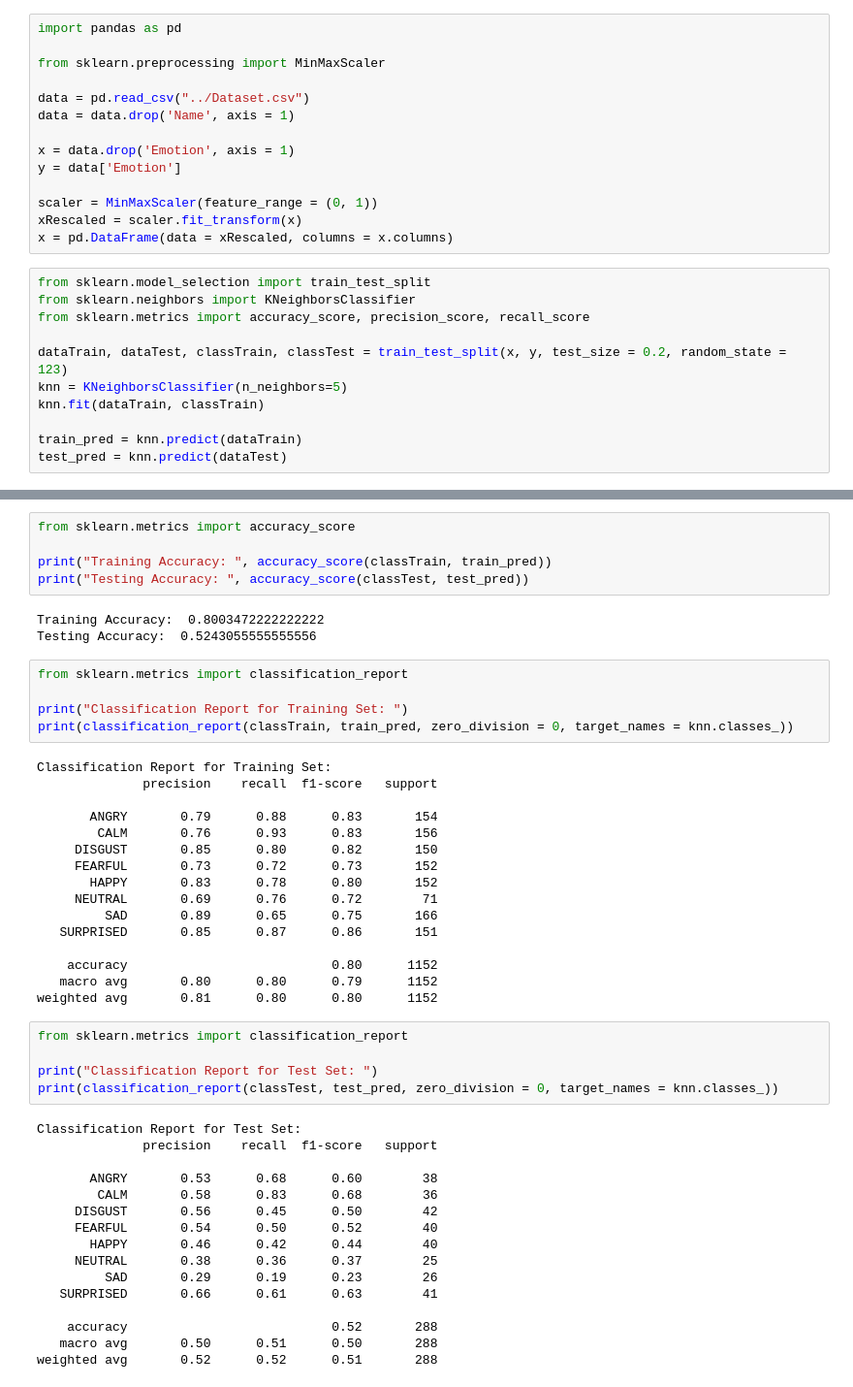
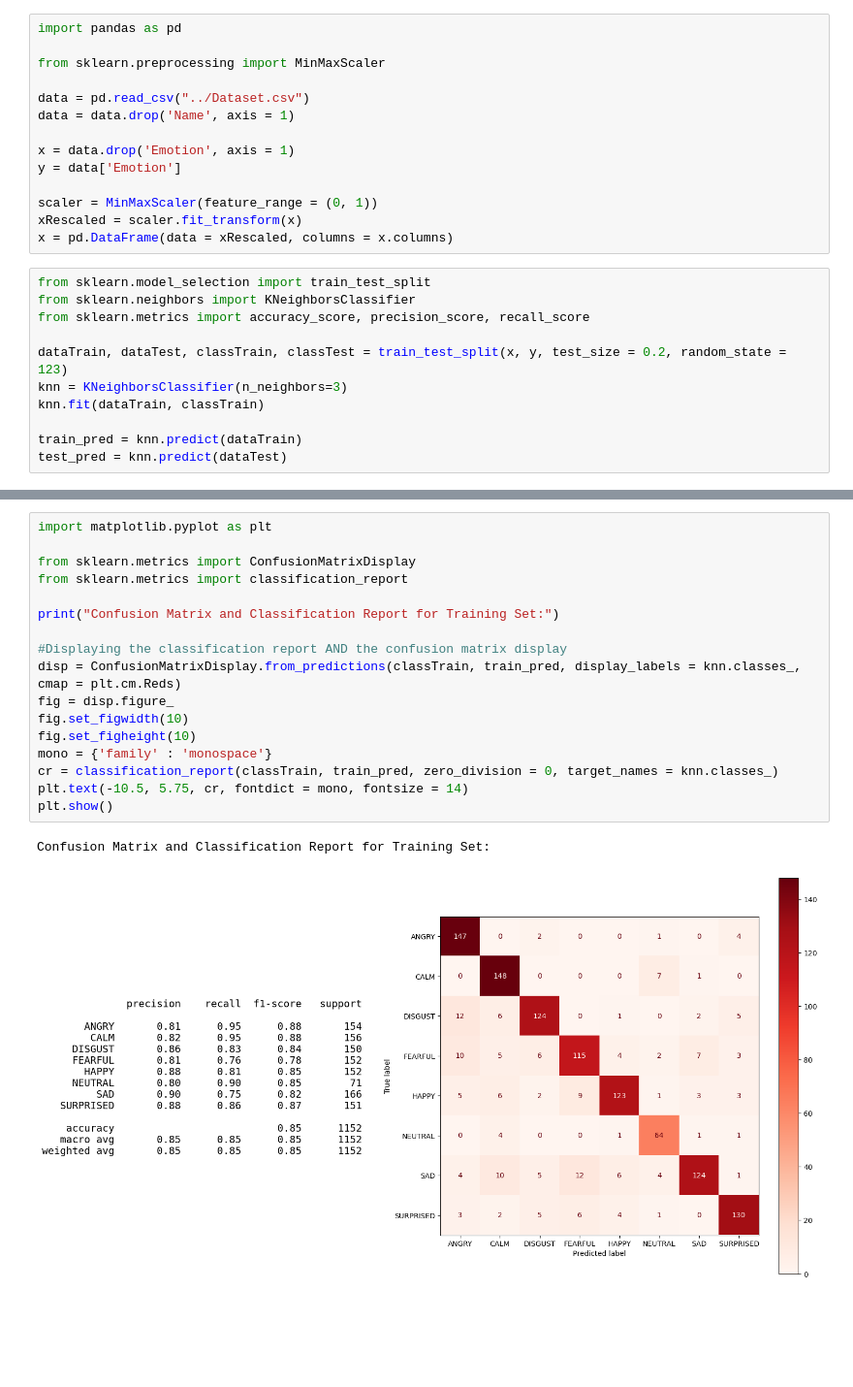
Before and after one commit to RustyReich/ECS171-Group-27-, a Jupyter notebook: Model Notebooks/KNN.ipynb, the cells around one changed output, grey strips where cells are left out. Shown at 97% size. Saved outputs shown, nothing was run; the diff lists cells and outputs as text; blank space fills up the shorter version.

```diff
--- a/Model Notebooks/KNN.ipynb
+++ b/Model Notebooks/KNN.ipynb
@@ -18,7 +18,7 @@ from sklearn.neighbors import KNeighborsClassifier
 from sklearn.metrics import accuracy_score, precision_score, recall_score
 
 dataTrain, dataTest, classTrain, classTest = train_test_split(x, y, test_size = 0.2, random_state = 123)
-knn = KNeighborsClassifier(n_neighbors=5)
+knn = KNeighborsClassifier(n_neighbors=3)
 knn.fit(dataTrain, classTrain)
 
 train_pred = knn.predict(dataTrain)
@@ -69,50 +26,20 @@ Confusion Matrix for Test Set:
-# %%
-from sklearn.metrics import accuracy_score
-
-print("Training Accuracy: ", accuracy_score(classTrain, train_pred))
-print("Testing Accuracy: ", accuracy_score(classTest, test_pred))
-# %% [output]
-Training Accuracy:  0.8003472222222222
-Testing Accuracy:  0.5243055555555556
-# %%
-from sklearn.metrics import classification_report
-
-print("Classification Report for Training Set: ")
-print(classification_report(classTrain, train_pred, zero_division = 0, target_names = knn.classes_))
-# %% [output]
-Classification Report for Training Set:
-              precision    recall  f1-score   support
-
-       ANGRY       0.79      0.88      0.83       154
-        CALM       0.76      0.93      0.83       156
-     DISGUST       0.85      0.80      0.82       150
-     FEARFUL       0.73      0.72      0.73       152
-       HAPPY       0.83      0.78      0.80       152
-     NEUTRAL       0.69      0.76      0.72        71
-         SAD       0.89      0.65      0.75       166
-   SURPRISED       0.85      0.87      0.86       151
-
-    accuracy                           0.80      1152
-   macro avg       0.80      0.80      0.79      1152
-weighted avg       0.81      0.80      0.80      1152
-# %%
-from sklearn.metrics import classification_report
-
-print("Classification Report for Test Set: ")
-print(classification_report(classTest, test_pred, zero_division = 0, target_names = knn.classes_))
-# %% [output]
-Classification Report for Test Set:
-              precision    recall  f1-score   support
-
-       ANGRY       0.53      0.68      0.60        38
-        CALM       0.58      0.83      0.68        36
-     DISGUST       0.56      0.45      0.50        42
-     FEARFUL       0.54      0.50      0.52        40
-       HAPPY       0.46      0.42      0.44        40
-     NEUTRAL       0.38      0.36      0.37        25
-         SAD       0.29      0.19      0.23        26
-   SURPRISED       0.66      0.61      0.63        41
-
-    accuracy                           0.52       288
-   macro avg       0.50      0.51      0.50       288
-weighted avg       0.52      0.52      0.51       288
+# %%
+import matplotlib.pyplot as plt
+
+from sklearn.metrics import ConfusionMatrixDisplay
+from sklearn.metrics import classification_report
+
+print("Confusion Matrix and Classification Report for Training Set:")
+
+#Displaying the classification report AND the confusion matrix display
+disp = ConfusionMatrixDisplay.from_predictions(classTrain, train_pred, display_labels = knn.classes_, cmap = plt.cm.Reds)
+fig = disp.figure_
+fig.set_figwidth(10)
+fig.set_figheight(10)
+mono = {'family' : 'monospace'}
+cr = classification_report(classTrain, train_pred, zero_division = 0, target_names = knn.classes_)
+plt.text(-10.5, 5.75, cr, fontdict = mono, fontsize = 14)
+plt.show()
+# %% [output]
+Confusion Matrix and Classification Report for Training Set:
+[figure, added]
```
Also changed, not shown: parts of 3 cells of this notebook.
